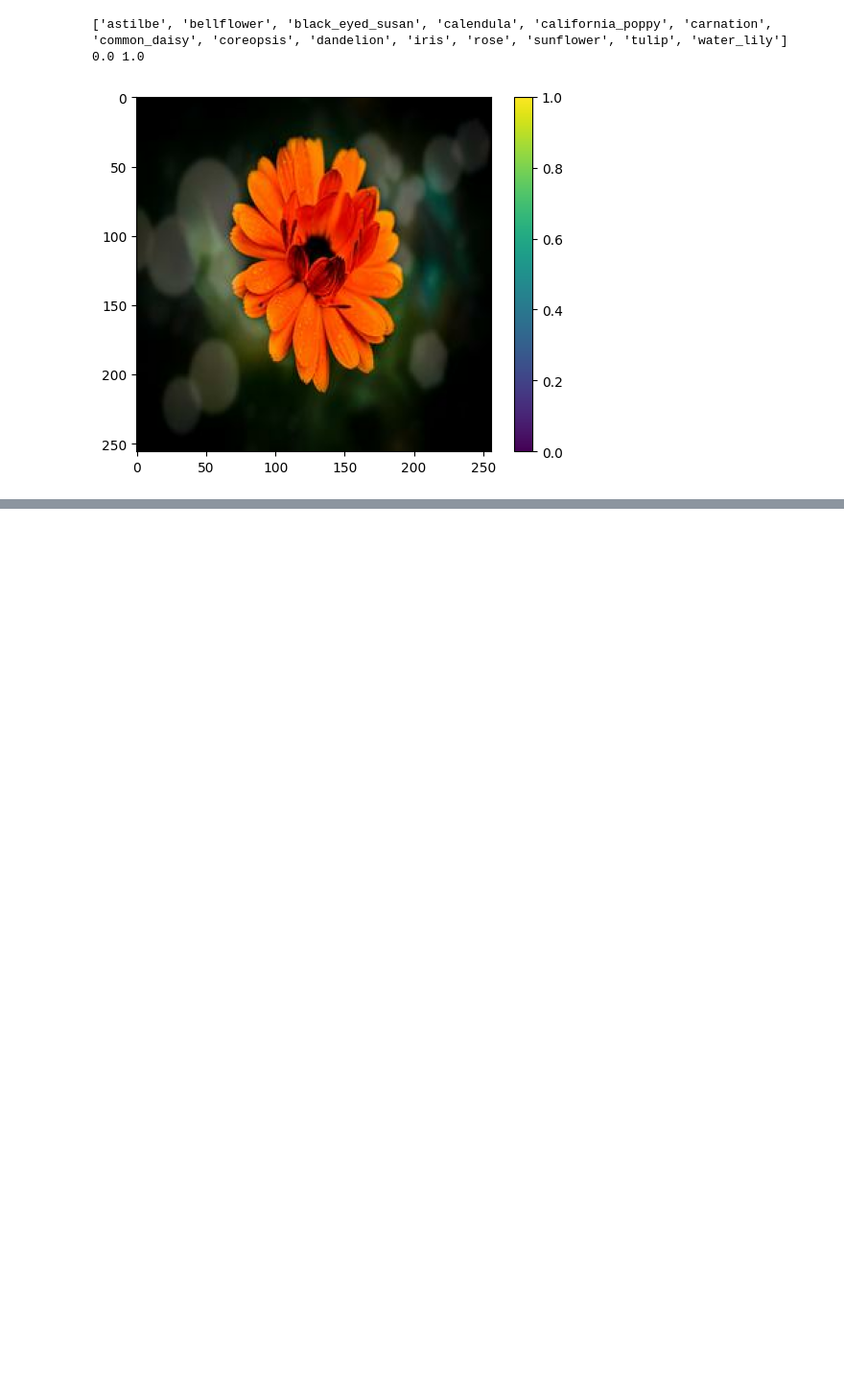
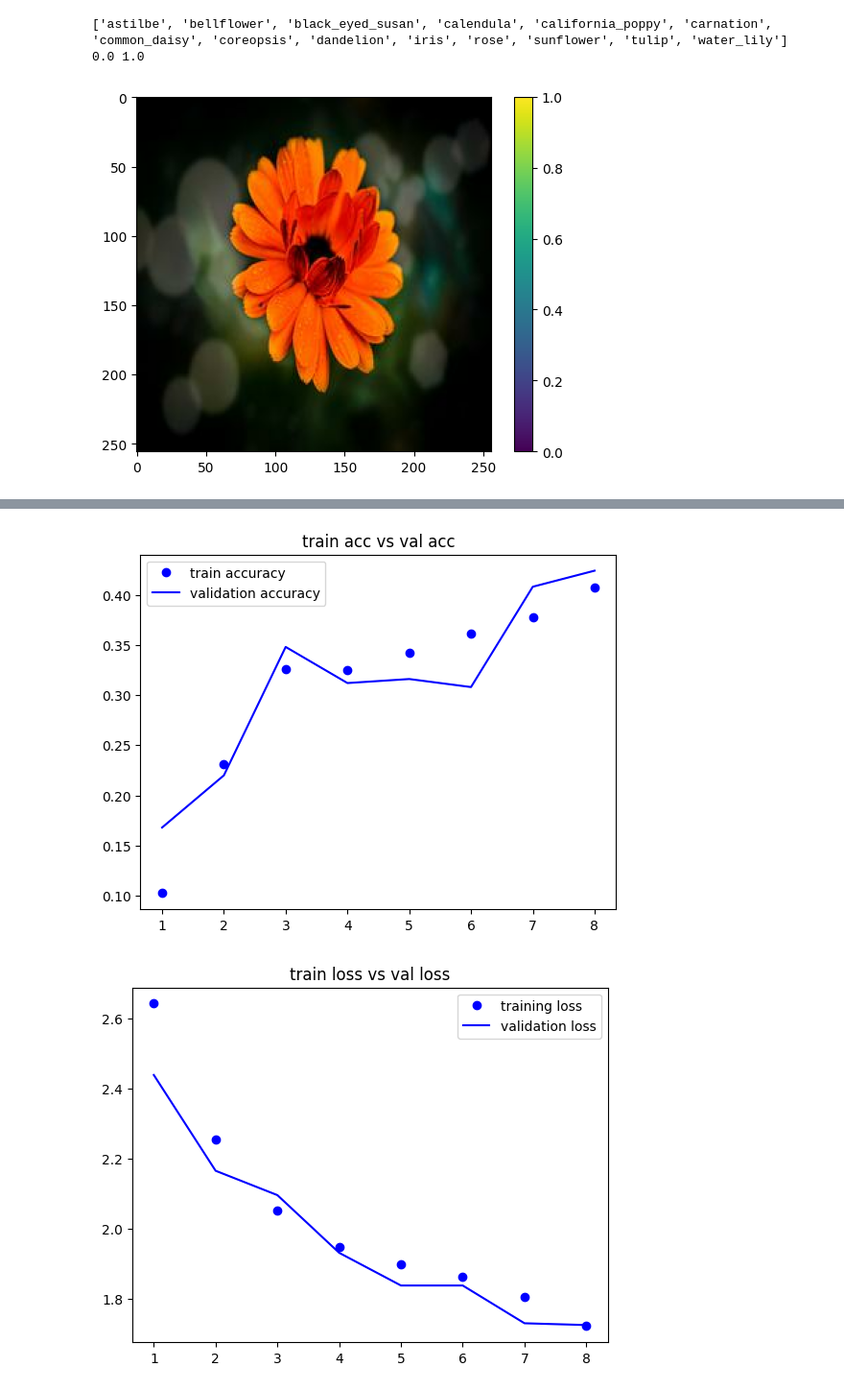
Before and after one commit to jotapeeeeee/FlorANK, a Jupyter notebook: FlorANK.ipynb, the cells around one changed output, grey strips where cells are left out. Shown at 96% size. Saved outputs shown, nothing was run; the diff lists cells and outputs as text; code cells hidden in the pictures; blank space fills up the shorter version.

```diff
--- a/FlorANK.ipynb
+++ b/FlorANK.ipynb
@@ -121,0 +130,3 @@ print(prueba.shape)
+# %%
+model = get_model_compiled()
+model.summary()
@@ -121,0 +161,9 @@ print(prueba.shape)
+# %%
+history = model.fit(
+    train_ds,
+    steps_per_epoch=80,
+    validation_data=validation_ds,
+    epochs=8,
+    validation_steps=25
+
+)
@@ -121,0 +192,24 @@ print(prueba.shape)
+# %%
+acc = history.history['accuracy']
+val_acc = history.history['val_accuracy']
+loss = history.history['loss']
+val_loss = history.history['val_loss']
+
+epochs = range(1, len(acc)+1)
+
+plt.plot(epochs,acc,'bo',label='train accuracy')
+plt.plot(epochs,val_acc, 'b', label='validation accuracy')
+plt.title('train acc vs val acc')
+plt.legend()
+
+plt.figure()
+
+plt.plot(epochs,loss, 'bo', label ='training loss')
+plt.plot(epochs,val_loss, 'b', label = 'validation loss')
+plt.title('train loss vs val loss')
+plt.legend()
+
+plt.show()
+# %% [output]
+[figure, added]
+[figure, added]
```
Also changed, not shown: parts of 31 cells of this notebook, 1 other file.
